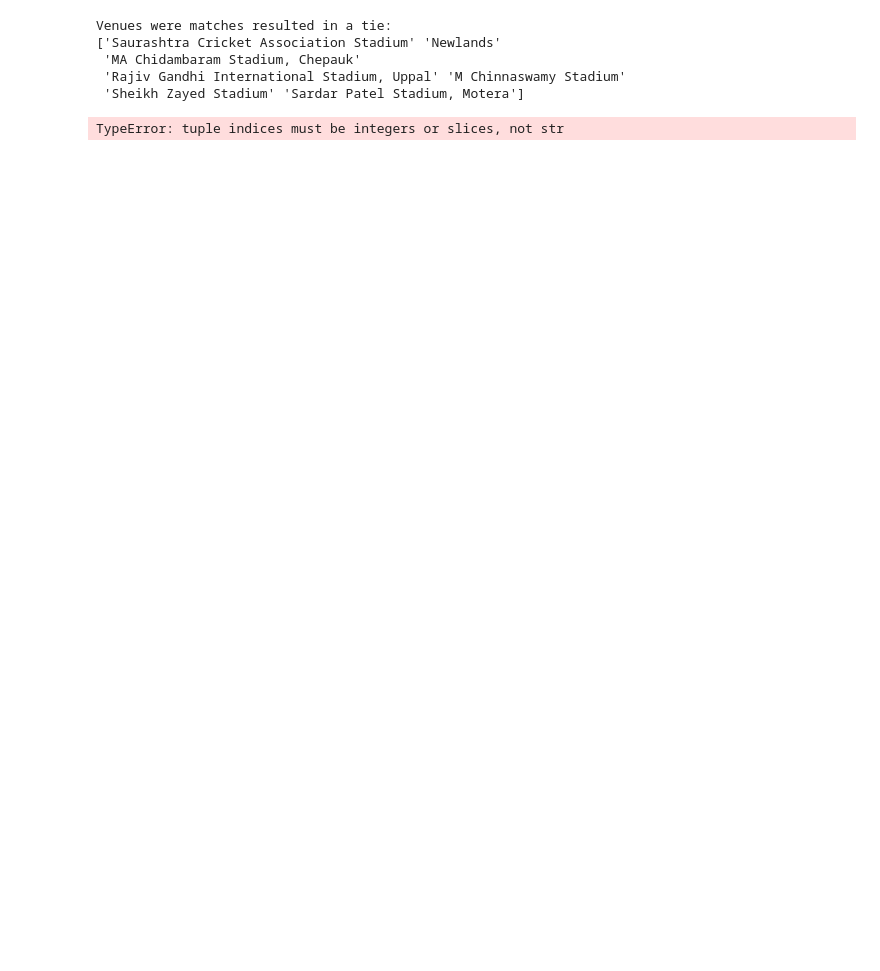
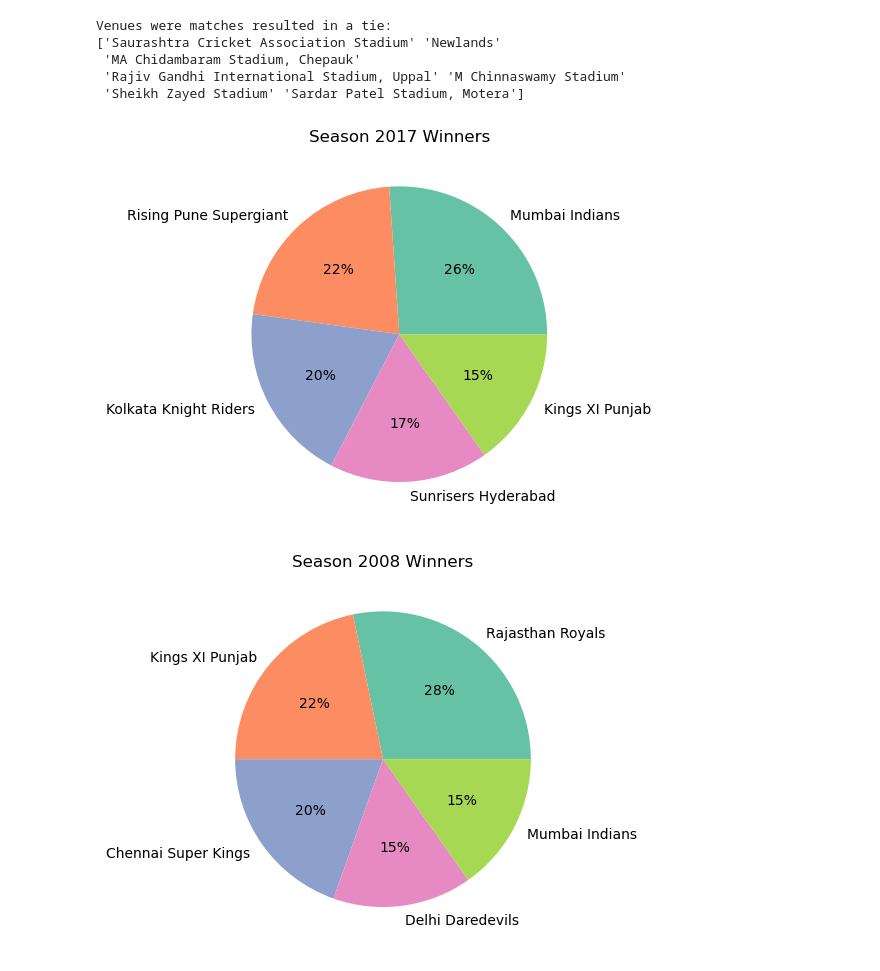
Before and after one commit to goosbo/davstuff, a Jupyter notebook: week7.ipynb, the cells around one changed output. Saved outputs shown, nothing was run; the diff lists cells and outputs as text; code cells hidden in the pictures; blank space fills up the shorter version.

```diff
--- a/week7.ipynb
+++ b/week7.ipynb
@@ -129,8 +122,13 @@ Venues were matches resulted in a tie:
  'Sheikh Zayed Stadium' 'Sardar Patel Stadium, Motera']
 # %%
 # 9. List and visualize the best teams(top 5), season-wise.
-seasons = ipl_data.groupby('season')
-for i in seasons:
-    print(i['winner'].value_counts()[:5])
+seasons = ipl_data['season'].unique()
+
+for i,s in enumerate(seasons):
+    winner = ipl_data[ipl_data['season'] == s]['winner'].value_counts().head(5)
+    plt.pie(winner.values, labels=winner.index, colors=sns.color_palette('Set2'),autopct='%1.0f%%')
+    plt.title(f'Season {s} Winners')
+    plt.show()
 # %% [output]
-TypeError: tuple indices must be integers or slices, not str
+[figure, added]
+[figure, added]
```
Also changed, not shown: parts of 10 cells of this notebook, 2 other files.
